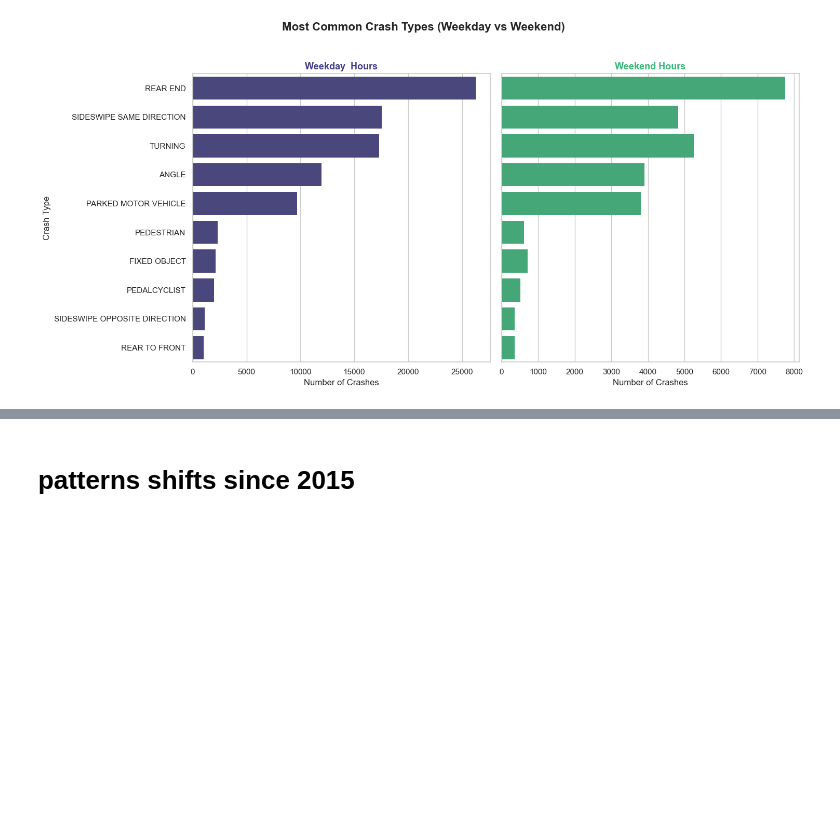
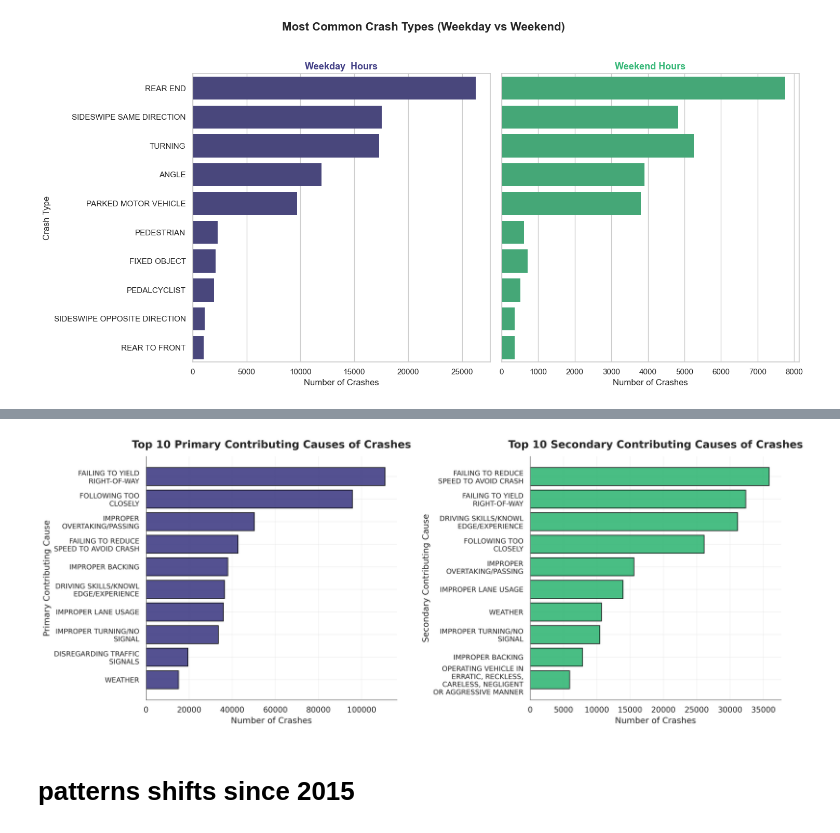
Before and after one commit to JoonseopKim/chicago_traffic_crashes, a Jupyter notebook: report4_q1_and_q3.ipynb, the cells around one changed output, grey strips where cells are left out. Saved outputs shown, nothing was run; the diff lists cells and outputs as text; code cells hidden in the pictures; blank space fills up the shorter version.

```diff
--- a/report4_q1_and_q3.ipynb
+++ b/report4_q1_and_q3.ipynb
@@ -142,3 +242,67 @@ plt.show()
+# %%
+df_filtered = df.copy()
+
+# replace unknown conditions in primary and secondary causes as nan
+df_filtered[["PRIM_CONTRIBUTORY_CAUSE", "SEC_CONTRIBUTORY_CAUSE"]] = (
+    df_filtered[["PRIM_CONTRIBUTORY_CAUSE", "SEC_CONTRIBUTORY_CAUSE"]]
+    .replace(unknowns, np.nan)
+)
+# %%
+import textwrap
+sns.set_theme(style="whitegrid", font="DejaVu Sans", rc={
+    "axes.edgecolor": "0.4",
+    "axes.linewidth": 0.8,
+    "grid.alpha": 0.25,
+    "axes.labelsize": 12,
+    "axes.titlesize": 15,
+    "xtick.labelsize": 11,
+    "ytick.labelsize": 10,
+})
+
+primary_color = "#413E85"
+secondary_color = "#35B777"
+
+def wrap_labels(labels, width=20):
+    return ['\n'.join(textwrap.wrap(l, width)) for l in labels]
+
+top_primary = (
+    df_filtered["PRIM_CONTRIBUTORY_CAUSE"]
+    .value_counts()
+    .head(10)
+    .sort_values(ascending=True)
+)
+top_secondary = (
+    df_filtered["SEC_CONTRIBUTORY_CAUSE"]
+    .value_counts()
+    .head(10)
+    .sort_values(ascending=True)
+)
+
+fig, axes = plt.subplots(1, 2, figsize=(15, 6), dpi=300)
+
+axes[0].barh(wrap_labels(top_primary.index), top_primary.values,
+             color=primary_color, edgecolor="black", alpha=0.9)
+axes[0].set_title("Top 10 Primary Contributing Causes of Crashes", fontweight="bold", pad=12)
+axes[0].set_xlabel("Number of Crashes")
+axes[0].set_ylabel("Primary Contributing Cause")
+axes[0].grid(axis="x", alpha=0.2)
+
+axes[1].barh(wrap_labels(top_secondary.index), top_secondary.values,
+             color=secondary_color, edgecolor="black", alpha=0.9)
+axes[1].set_title("Top 10 Secondary Contributing Causes of Crashes",
+                  fontweight="bold", pad=12)
+axes[1].set_xlabel("Number of Crashes")
+axes[1].set_ylabel("Secondary Contributing Cause")
+axes[1].grid(axis="x", alpha=0.2)
+
+for ax in axes:
+    ax.spines[['top','right']].set_visible(False)
+    ax.set_facecolor("white")
+
+plt.tight_layout(w_pad=3)
+plt.show()
+# %% [output]
+[figure, added]
 # %% [markdown]
 # patterns shifts since 2015
 # %% [markdown]
```
Also changed, not shown: parts of 17 cells of this notebook.
